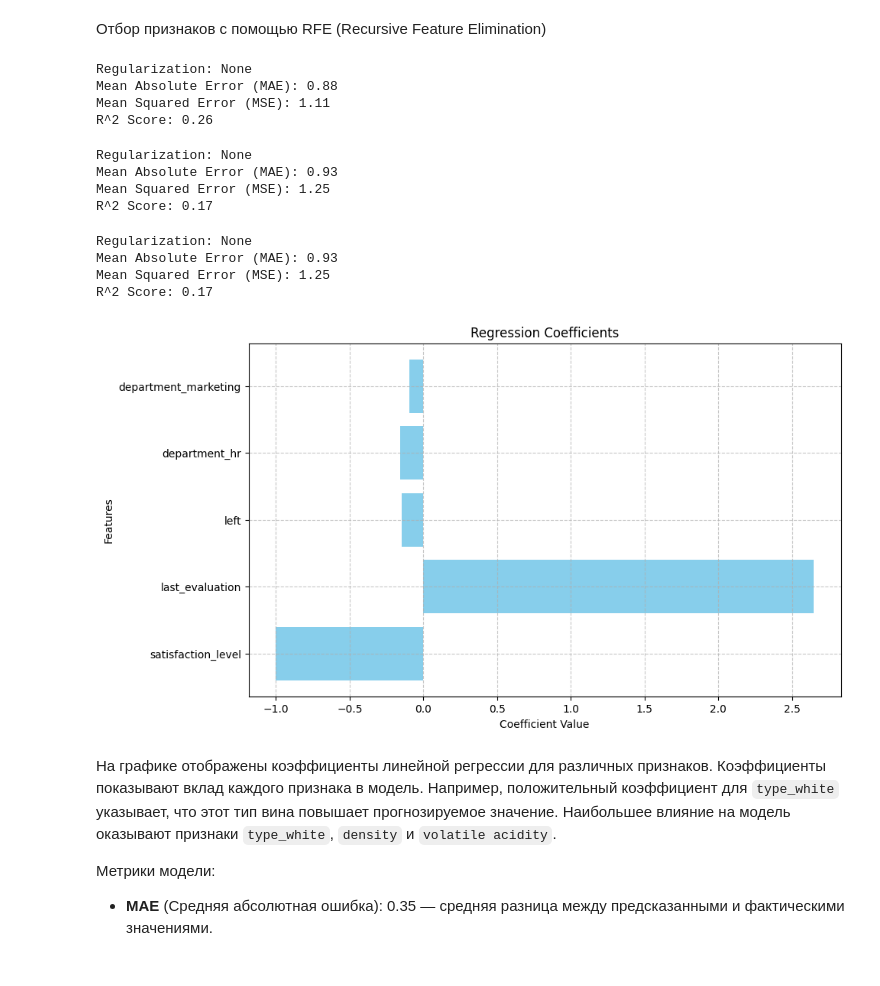
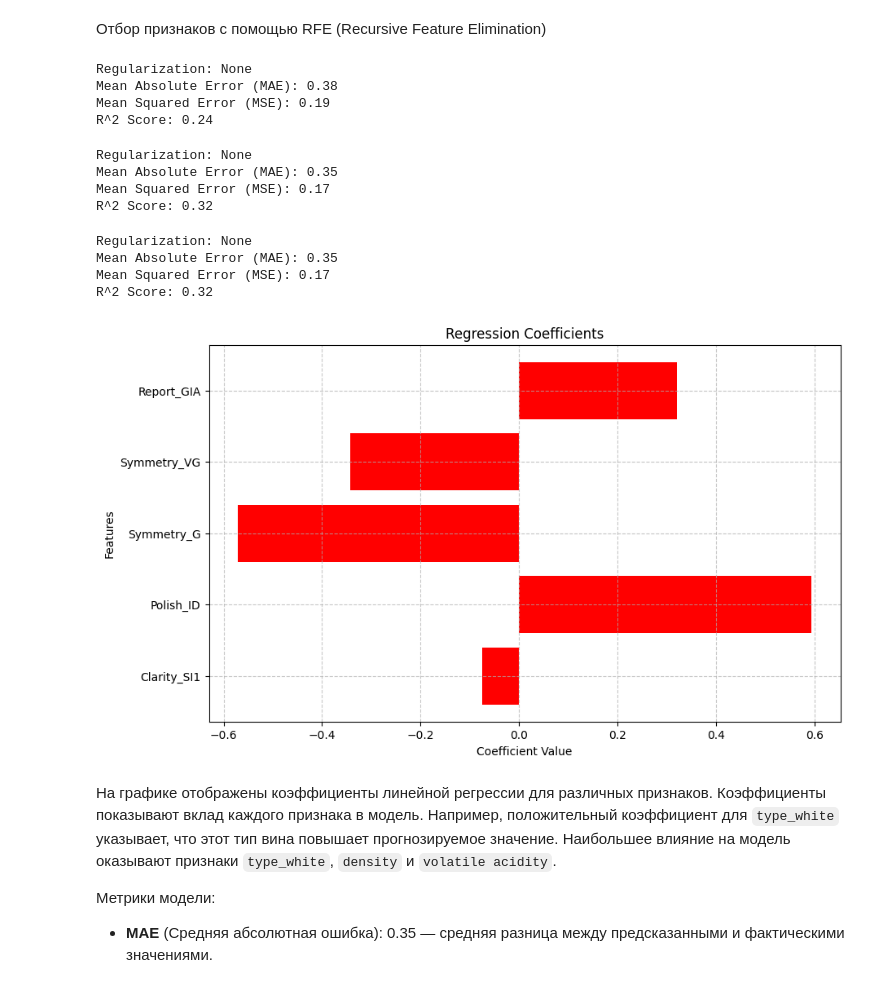
Before and after one commit to dealxng/ML-vvsu-2025, a Jupyter notebook: Практика_5.ipynb, the cells around one changed output. Saved outputs shown, nothing was run; the diff lists cells and outputs as text; code cells hidden in the pictures.

```diff
--- a/Практика_5.ipynb
+++ b/Практика_5.ipynb
@@ -58,12 +58,17 @@ from sklearn.metrics import classification_report, confusion_matrix, accuracy_sc
 
 # Загрузка набора данных
 try:
-    df = pd.read_csv('/content/employee.csv')
+    df = pd.read_csv('/content/diamond.csv')
 except FileNotFoundError:
-    df = pd.read_csv('employee.csv')
+    df = pd.read_csv('diamond.csv')
 
-y = df['number_project'] # выбираем целевую переменную (количественная)
-X = df.drop('number_project', axis=1) # переменные для проверки влияния
+df['ideal_diamond'] = np.where((df['Cut'] == "Ideal") | (df['Cut'] == "Signature-Ideal") , True, False)
+
+Y = df['ideal_diamond'] # выбираем целевую переменную (категориальную)
+X = df.drop('ideal_diamond', axis=1) # переменные для проверки влияния
+
+# В моем случае я дропаю базовую переменную, а не только. Y
+X = X.drop('Cut', axis=1)
 # %%
 X
 # %% [output]
@@ -146,14 +151,7 @@ from sklearn.linear_model import LinearRegression, Lasso, Ridge
 from sklearn.metrics import mean_absolute_error, mean_squared_error, r2_score
 
 def resolve_regression(X, y, regularization=None):
-    """
-    Выполняет регрессию с учетом регуляризации.
 
-    Parameters:
-    - X: Входные данные (признаки).
-    - y: Целевые значения.
-    - regularization: Тип регуляризации ('l1', 'l2', None). Если None, используется обычная линейная регрессия.
-    """
     # Разделение данных на обучающую и тестовую выборки (80% / 20%)
     X_train, X_test, y_train, y_test = train_test_split(X, y, test_size=0.2, random_state=42)
 
@@ -274,54 +272,54 @@ def select_features_rfe(X, y, max_features=5):
 # %%
 # Предположим, что у вас есть данные X и y
 # Используем отбор на основе корреляции
-X_selected_corr, y_selected_corr = select_features_correlation(X, y, max_features=5)
+X_selected_corr, y_selected_corr = select_features_correlation(X, Y, max_features=5)
 
 # Используем отбор с помощью RFE
-X_selected_rfe, y_selected_rfe = select_features_rfe(X, y, max_features=5)
+X_selected_rfe, y_selected_rfe = select_features_rfe(X, Y, max_features=5)
 # %%
 resolve_regression(X_selected_corr, y_selected_corr)
 None
 # %% [output]
 Regularization: None
-Mean Absolute Error (MAE): 0.88
-Mean Squared Error (MSE): 1.11
-R^2 Score: 0.26
+Mean Absolute Error (MAE): 0.38
+Mean Squared Error (MSE): 0.19
+R^2 Score: 0.24
 # %%
 resolve_regression(X_selected_rfe, y_selected_rfe)
 None
 # %% [output]
 Regularization: None
-Mean Absolute Error (MAE): 0.93
-Mean Squared Error (MSE): 1.25
-R^2 Score: 0.17
+Mean Absolute Error (MAE): 0.35
+Mean Squared Error (MSE): 0.17
+R^2 Score: 0.32
 # %%
 import matplotlib.pyplot as plt
 
 def plot_regression_coefficients(model, feature_names):
     # Извлекаем коэффициенты регрессии
     coefficients = model.coef_
 
     # Создаем столбчатую диаграмму для визуализации коэффициентов
     plt.figure(figsize=(10, 6))
-    plt.barh(feature_names, coefficients, color='skyblue')
+    plt.barh(feature_names, coefficients, color='red')
     plt.xlabel("Coefficient Value")
     plt.ylabel("Features")
     plt.title("Regression Coefficients")
     plt.grid(True, linestyle='--', alpha=0.7)
     plt.show()
 
 # Пример использования:
 # Сначала выполним линейную регрессию
 model, X_train, X_test, y_train, y_test = resolve_regression(X_selected_rfe, y_selected_rfe, None)
 
 # Визуализация коэффициентов регрессии
 plot_regression_coefficients(model, X_selected_rfe.columns)
 # %% [output]
 Regularization: None
-Mean Absolute Error (MAE): 0.93
-Mean Squared Error (MSE): 1.25
-R^2 Score: 0.17
+Mean Absolute Error (MAE): 0.35
+Mean Squared Error (MSE): 0.17
+R^2 Score: 0.32
-[figure, old version]
+[figure, new version]
 # %% [markdown]
 На графике отображены коэффициенты линейной регрессии для различных признаков. Коэффициенты показывают вклад каждого признака в модель. Например, положительный коэффициент для `type_white` указывает, что этот тип вина повышает прогнозируемое значение. Наибольшее влияние на модель оказывают признаки `type_white`, `density` и `volatile acidity`.
 
```
Also changed, not shown: parts of 18 cells of this notebook.
